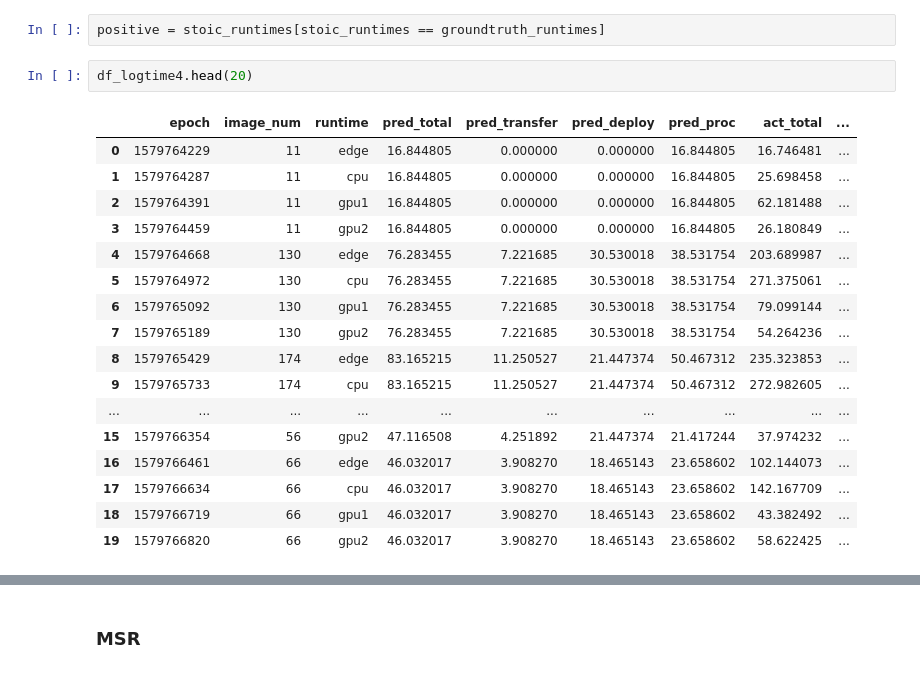
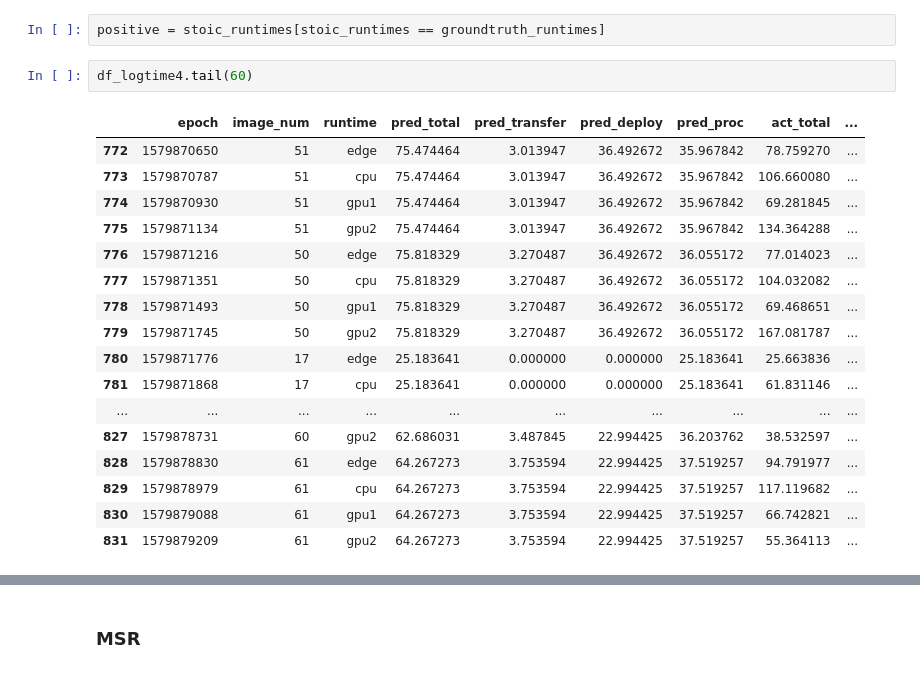
Before and after one commit to Heronalps/STOIC, a Jupyter notebook: jupyter/Scheduling Analysis.ipynb, the cells around one changed output, grey strips where cells are left out. Saved outputs shown, nothing was run; the diff lists cells and outputs as text.

```diff
--- a/jupyter/Scheduling Analysis.ipynb
+++ b/jupyter/Scheduling Analysis.ipynb
@@ -77,24 +77,24 @@ groundtruth_runtimes = pd.Series(runtimes)
 stoic_runtimes = df_stoic_front["runtime"]
 # %%
 positive = stoic_runtimes[stoic_runtimes == groundtruth_runtimes]
-# %%
-df_logtime4.head(20)
-# %% [output]
-|  | epoch | image_num | runtime | pred_total | pred_transfer | pred_deploy | pred_proc | act_total | ... |
-| 0 | 1579764229 | 11 | edge | 16.844805 | 0.000000 | 0.000000 | 16.844805 | 16.746481 | ... |
-| 1 | 1579764287 | 11 | cpu | 16.844805 | 0.000000 | 0.000000 | 16.844805 | 25.698458 | ... |
-| 2 | 1579764391 | 11 | gpu1 | 16.844805 | 0.000000 | 0.000000 | 16.844805 | 62.181488 | ... |
-| 3 | 1579764459 | 11 | gpu2 | 16.844805 | 0.000000 | 0.000000 | 16.844805 | 26.180849 | ... |
-| 4 | 1579764668 | 130 | edge | 76.283455 | 7.221685 | 30.530018 | 38.531754 | 203.689987 | ... |
-| 5 | 1579764972 | 130 | cpu | 76.283455 | 7.221685 | 30.530018 | 38.531754 | 271.375061 | ... |
-| 6 | 1579765092 | 130 | gpu1 | 76.283455 | 7.221685 | 30.530018 | 38.531754 | 79.099144 | ... |
-| 7 | 1579765189 | 130 | gpu2 | 76.283455 | 7.221685 | 30.530018 | 38.531754 | 54.264236 | ... |
-| 8 | 1579765429 | 174 | edge | 83.165215 | 11.250527 | 21.447374 | 50.467312 | 235.323853 | ... |
-| 9 | 1579765733 | 174 | cpu | 83.165215 | 11.250527 | 21.447374 | 50.467312 | 272.982605 | ... |
-| ... | ... | ... | ... | ... | ... | ... | ... | ... | ... |
-| 15 | 1579766354 | 56 | gpu2 | 47.116508 | 4.251892 | 21.447374 | 21.417244 | 37.974232 | ... |
-| 16 | 1579766461 | 66 | edge | 46.032017 | 3.908270 | 18.465143 | 23.658602 | 102.144073 | ... |
-| 17 | 1579766634 | 66 | cpu | 46.032017 | 3.908270 | 18.465143 | 23.658602 | 142.167709 | ... |
-| 18 | 1579766719 | 66 | gpu1 | 46.032017 | 3.908270 | 18.465143 | 23.658602 | 43.382492 | ... |
-| 19 | 1579766820 | 66 | gpu2 | 46.032017 | 3.908270 | 18.465143 | 23.658602 | 58.622425 | ... |
+# %%
+df_logtime4.tail(60)
+# %% [output]
+|  | epoch | image_num | runtime | pred_total | pred_transfer | pred_deploy | pred_proc | act_total | ... |
+| 772 | 1579870650 | 51 | edge | 75.474464 | 3.013947 | 36.492672 | 35.967842 | 78.759270 | ... |
+| 773 | 1579870787 | 51 | cpu | 75.474464 | 3.013947 | 36.492672 | 35.967842 | 106.660080 | ... |
+| 774 | 1579870930 | 51 | gpu1 | 75.474464 | 3.013947 | 36.492672 | 35.967842 | 69.281845 | ... |
+| 775 | 1579871134 | 51 | gpu2 | 75.474464 | 3.013947 | 36.492672 | 35.967842 | 134.364288 | ... |
+| 776 | 1579871216 | 50 | edge | 75.818329 | 3.270487 | 36.492672 | 36.055172 | 77.014023 | ... |
+| 777 | 1579871351 | 50 | cpu | 75.818329 | 3.270487 | 36.492672 | 36.055172 | 104.032082 | ... |
+| 778 | 1579871493 | 50 | gpu1 | 75.818329 | 3.270487 | 36.492672 | 36.055172 | 69.468651 | ... |
+| 779 | 1579871745 | 50 | gpu2 | 75.818329 | 3.270487 | 36.492672 | 36.055172 | 167.081787 | ... |
+| 780 | 1579871776 | 17 | edge | 25.183641 | 0.000000 | 0.000000 | 25.183641 | 25.663836 | ... |
+| 781 | 1579871868 | 17 | cpu | 25.183641 | 0.000000 | 0.000000 | 25.183641 | 61.831146 | ... |
+| ... | ... | ... | ... | ... | ... | ... | ... | ... | ... |
+| 827 | 1579878731 | 60 | gpu2 | 62.686031 | 3.487845 | 22.994425 | 36.203762 | 38.532597 | ... |
+| 828 | 1579878830 | 61 | edge | 64.267273 | 3.753594 | 22.994425 | 37.519257 | 94.791977 | ... |
+| 829 | 1579878979 | 61 | cpu | 64.267273 | 3.753594 | 22.994425 | 37.519257 | 117.119682 | ... |
+| 830 | 1579879088 | 61 | gpu1 | 64.267273 | 3.753594 | 22.994425 | 37.519257 | 66.742821 | ... |
+| 831 | 1579879209 | 61 | gpu2 | 64.267273 | 3.753594 | 22.994425 | 37.519257 | 55.364113 | ... |
 # %%
```
Also changed, not shown: parts of 8 cells of this notebook, 4 other files.
